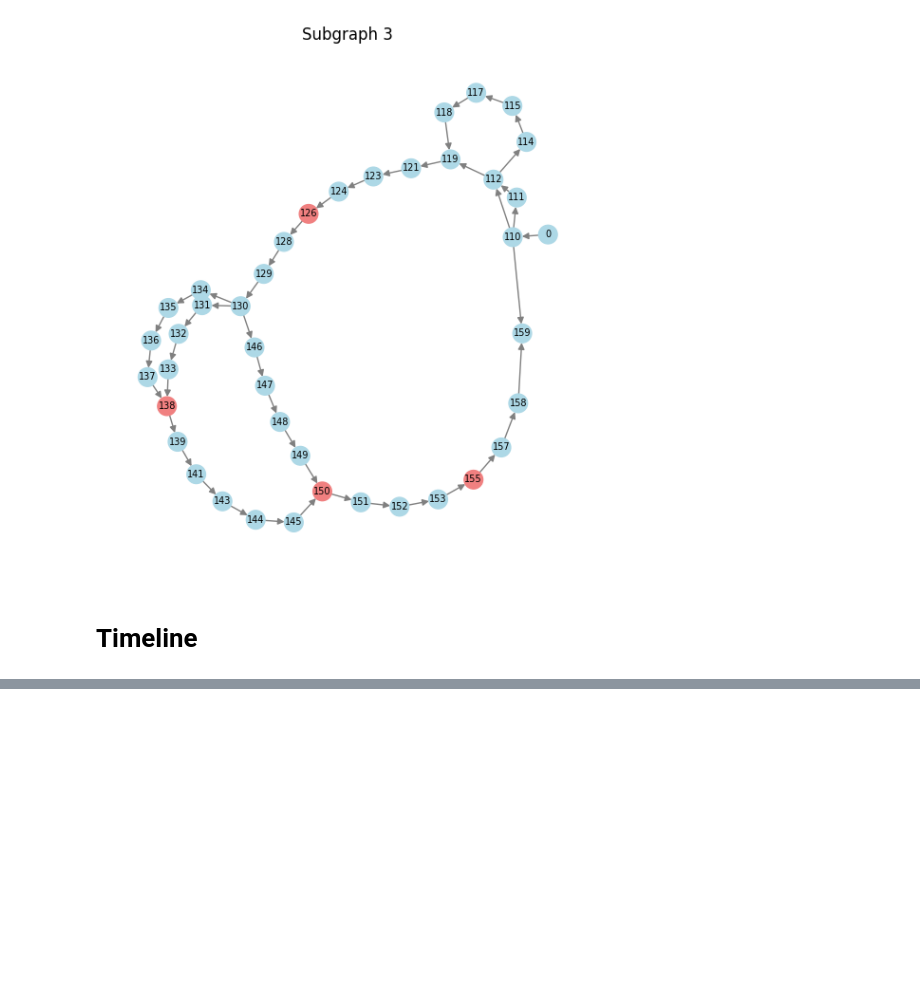
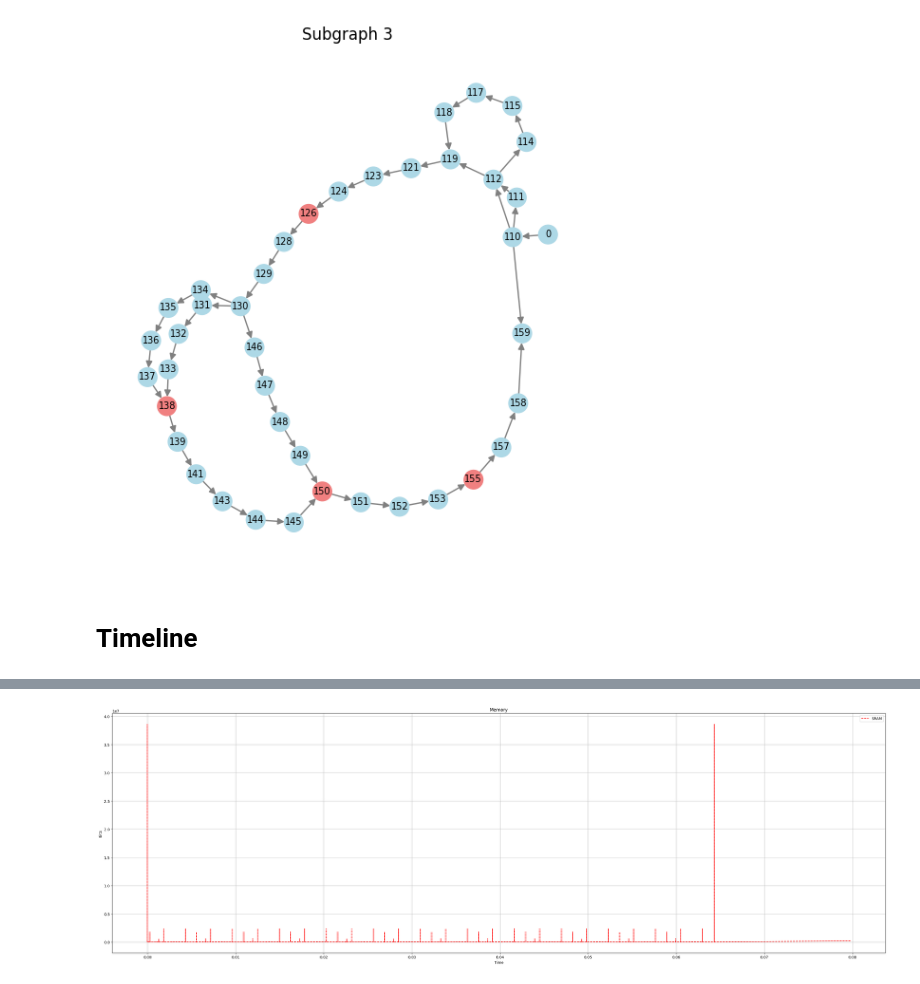
Before and after one commit to RyanTomich/photonic_compiler, a Jupyter notebook: model_to_graph/sub_graphs.ipynb, the cells around one changed output, grey strips where cells are left out. Saved outputs shown, nothing was run; the diff lists cells and outputs as text; code cells hidden in the pictures; blank space fills up the shorter version.

```diff
--- a/model_to_graph/sub_graphs.ipynb
+++ b/model_to_graph/sub_graphs.ipynb
@@ -214,0 +216,18 @@ end_time=0.06940582024999986
+# %%
+def create_schedule_data(graph):
+    data = {
+        'hardware': [],
+        'start': [],
+        'end': [],
+        'label': []  # Labels for the blocks
+    }
+
+    # for stack in graph.stack_list[16:-6]:
+    for stack in graph.stack_list[1:]:
+        data['hardware'].append(stack.hardware_selection)
+        data['start'].append(stack.start_time)
+        data['end'].append(stack.start_time + stack.cost_stack[stack.func_selection])
+        data['label'].append(stack.oppid)
+
+    df = pd.DataFrame(data)
+    return df
@@ -214,0 +268,23 @@ end_time=0.06940582024999986
+# %%
+dram_t, dram_v = zip(*dram)
+sram_t, sram_v = zip(*sram)
+
+
+plt.figure(figsize=(30, 10))  # Optional: Adjust figure size
+
+plt.plot(dram_t, dram_v, linestyle='-', color='b', label='DRAM')
+plt.plot(sram_t, sram_v, linestyle='--', color='r', label='SRAM')
+
+plt.xlabel('Time')
+plt.ylabel('Bits')
+plt.title('Memory')
+plt.legend()
+
+# plt.yscale('symlog')
+
+plt.grid(True)
+plt.tight_layout()
+
+plt.show()
+# %% [output]
+[figure, added]
```
Also changed, not shown: parts of 3 cells of this notebook, 3 other files.
